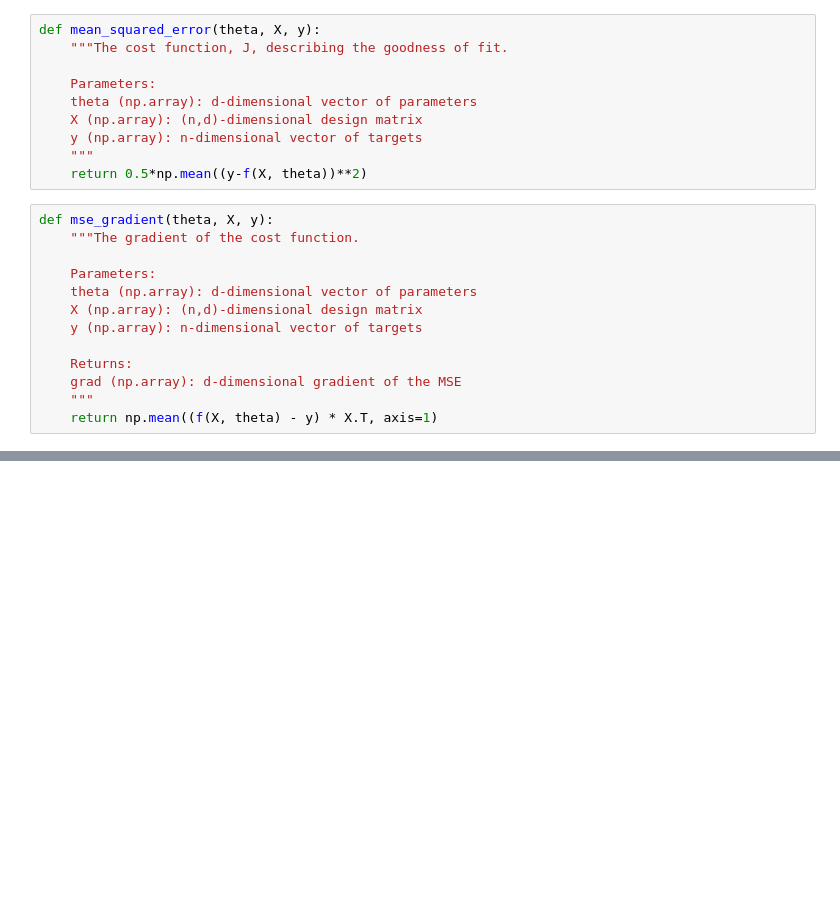
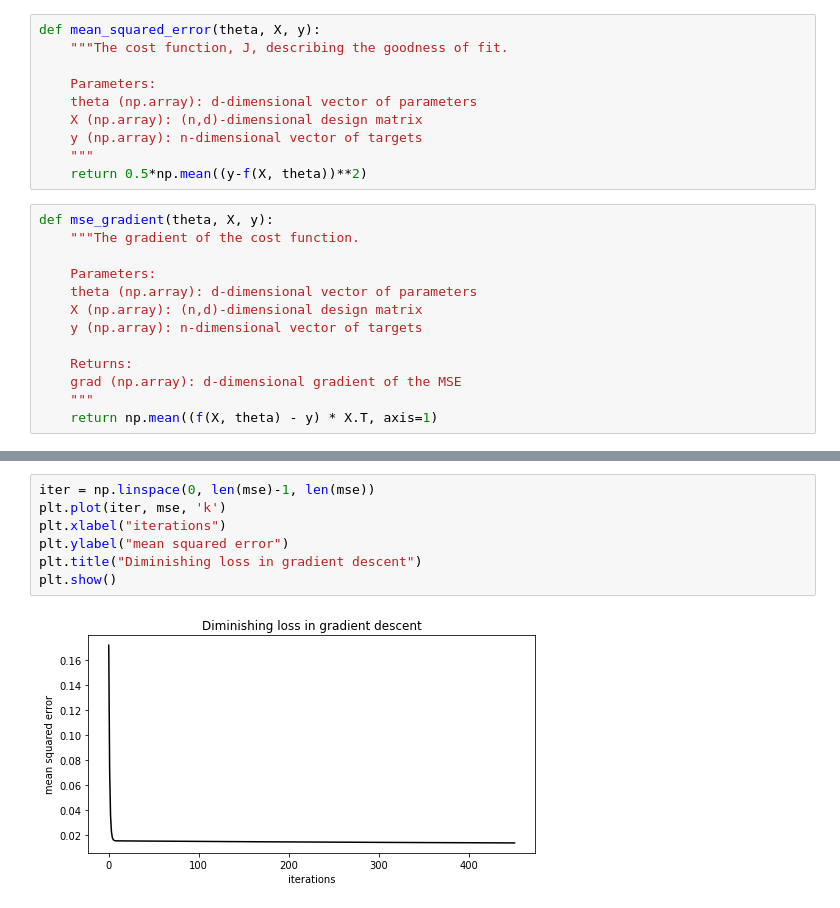
Before and after one commit to vdp0072/diabetes_LinearReg, a Jupyter notebook: LinReg1D-Diabetes.ipynb, the cells around one changed output, grey strips where cells are left out. Cells and saved outputs as stored; diff of their text form; blank space fills up the shorter version.

```diff
--- a/LinReg1D-Diabetes.ipynb
+++ b/LinReg1D-Diabetes.ipynb
@@ -86 +117,10 @@ Iteration 400. MSE: 0.013701
+# %%
+iter = np.linspace(0, len(mse)-1, len(mse))
+plt.plot(iter, mse, 'k')
+plt.xlabel("iterations")
+plt.ylabel("mean squared error")
+plt.title("Diminishing loss in gradient descent")
+plt.show()
+# %% [output]
+[figure, added]
 # %%
```
Also changed, not shown: parts of 11 cells of this notebook.
